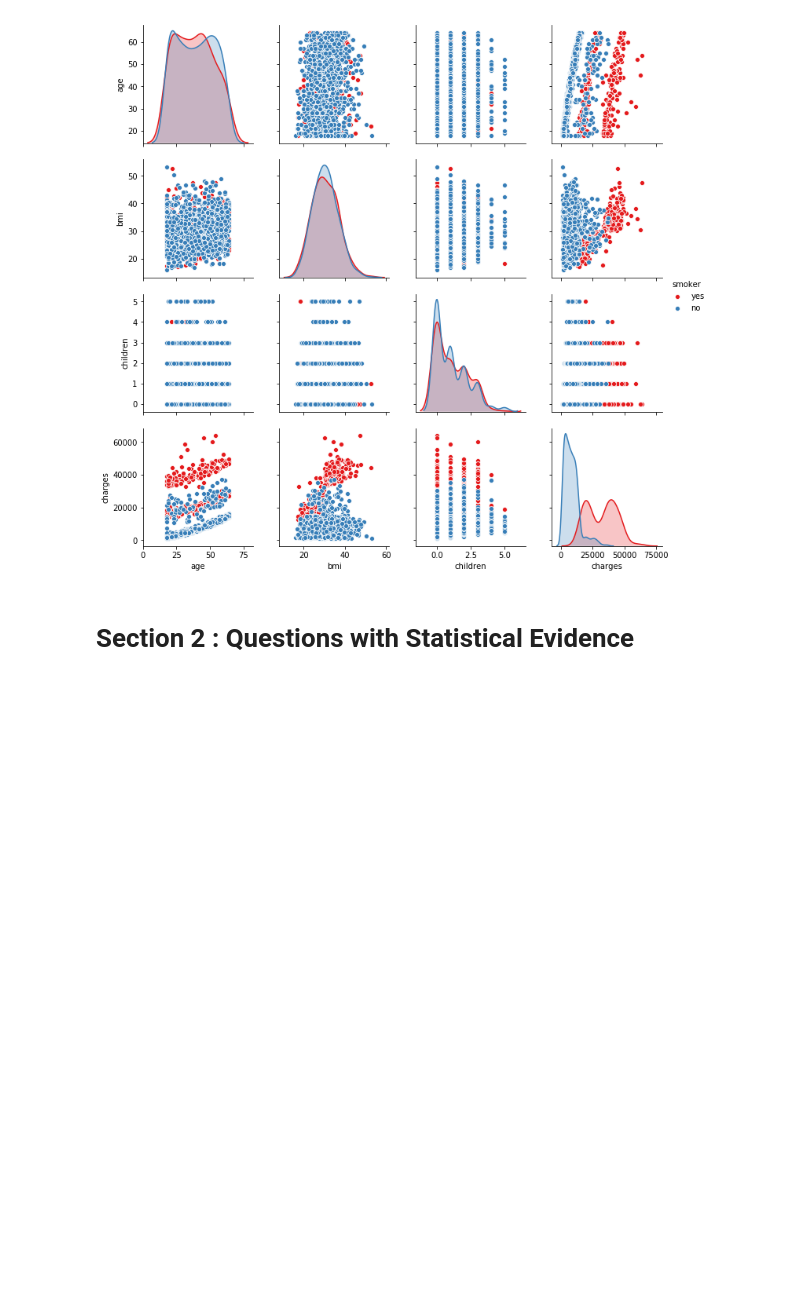
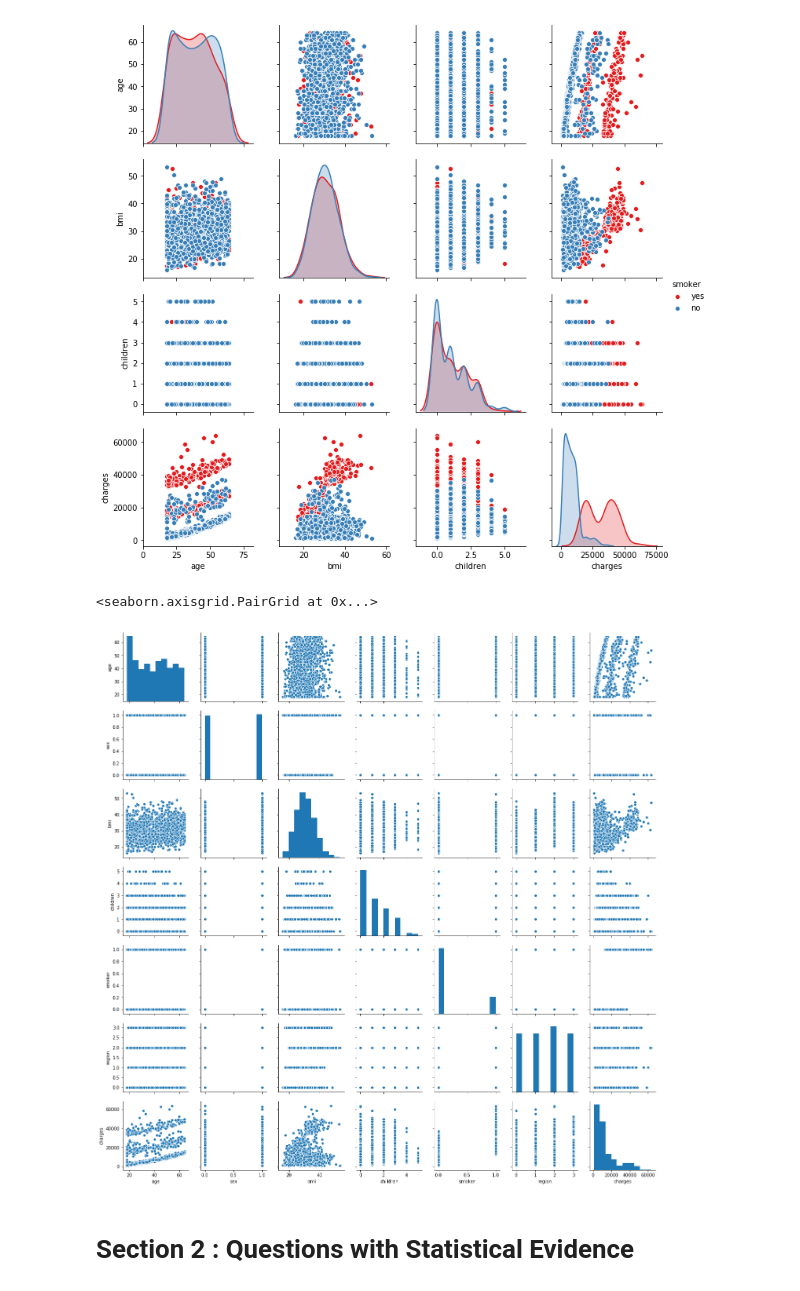
Before and after one commit to GreatLearningAIML1/pune-july19-batch-Anujak29, a Jupyter notebook: Project-2 Insurance-Statistical Learning.ipynb, the cells around one changed output. Saved outputs shown, nothing was run; the diff lists cells and outputs as text; code cells hidden in the pictures; blank space fills up the shorter version.

```diff
--- a/Project-2 Insurance-Statistical Learning.ipynb
+++ b/Project-2 Insurance-Statistical Learning.ipynb
@@ -189,6 +182,17 @@ sns.pairplot(Insurance, hue='smoker', palette='Set1')
 # %% [output]
 <seaborn.axisgrid.PairGrid at 0x...>
 [figure]
+# %%
+# Another Approach is to convert all the Categorical columns into encoding as below and plot the PairPlot.
+num = LabelEncoder()
+Insurance.sex = num.fit_transform(Insurance['sex'].astype("str"))
+Insurance.smoker = num.fit_transform(Insurance['smoker'].astype("str"))
+Insurance.region = num.fit_transform(Insurance['region'].astype("str"))
+
+sns.pairplot(Insurance, palette='rainbow')
+# %% [output]
+<seaborn.axisgrid.PairGrid at 0x...>
+[figure, added]
 # %% [markdown]
 # Section 2 : Questions with Statistical Evidence
 # %%
```
Also changed, not shown: parts of 7 cells of this notebook.
